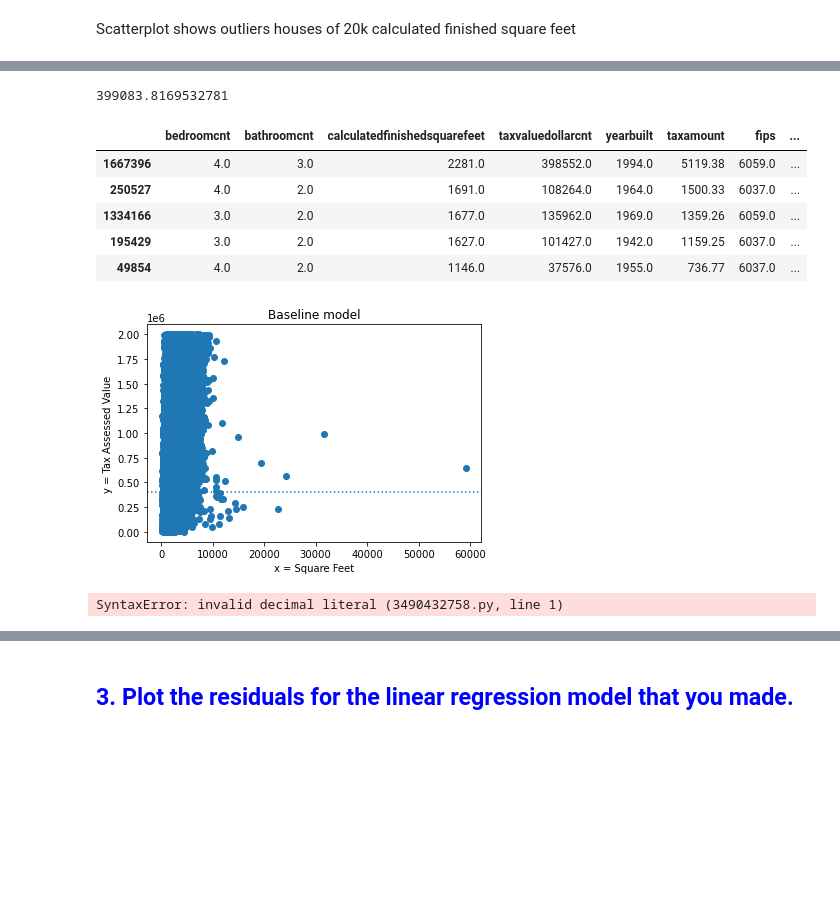
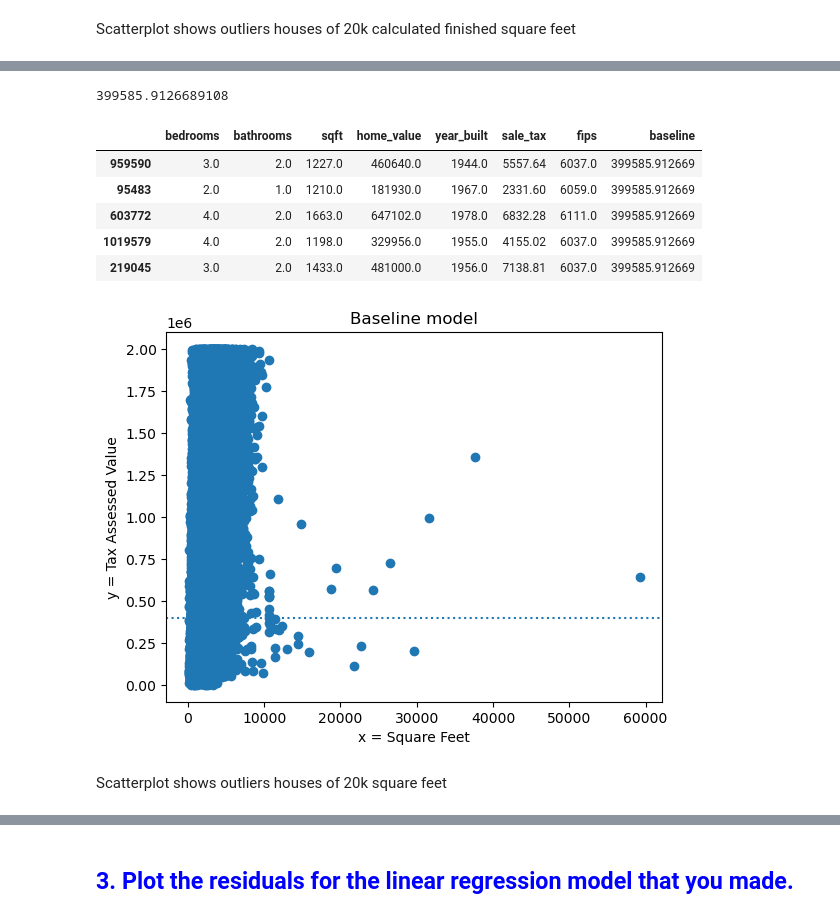
Before and after one commit to annie-carter/regression-exercises, a Jupyter notebook: evaluate.ipynb, the cells around one changed output, grey strips where cells are left out. Saved outputs shown, nothing was run; the diff lists cells and outputs as text; code cells hidden in the pictures; blank space fills up the shorter version.

```diff
--- a/evaluate.ipynb
+++ b/evaluate.ipynb
@@ -34,4 +41,6 @@ df = wrangle.wrangled_zillow(df)
+# %%
+train, validate, test = wrangle.split_zillow(df)
 # %%
-#We always train on train data
-#Let's bring it in
-train, validate, test = wrangle.traintestsplit(df)
+print(f"train: {train.shape}")
+print(f"validate: {validate.shape}")
+print(f"test: {test.shape}")
@@ -46,5 +55,5 @@ Here is some sample code to get you started:
 # %%
-y=train[["taxvaluedollarcnt"]] #what we want
-x=train[["calculatedfinishedsquarefeet"]] #how we measure
+y=train[["home_value"]] #what we want
+x=train[["sqft"]] #how we measure
 # I had flipped the values and added double brackets
 # %%
@@ -118,30 +125,28 @@ train.head()
 # %%
-baseline = train.taxvaluedollarcnt.mean()
+baseline = train.home_value.mean()
 baseline
 # %% [output]
-399083.8169532781
+399585.9126689108
 # %%
-train['baseline'] = train.taxvaluedollarcnt.mean()
+train['baseline'] = train.home_value.mean()
 train.head()
 # %% [output]
-|  | bedroomcnt | bathroomcnt | calculatedfinishedsquarefeet | taxvaluedollarcnt | yearbuilt | taxamount | fips | ... |
-| 1667396 | 4.0 | 3.0 | 2281.0 | 398552.0 | 1994.0 | 5119.38 | 6059.0 | ... |
-| 250527 | 4.0 | 2.0 | 1691.0 | 108264.0 | 1964.0 | 1500.33 | 6037.0 | ... |
-| 1334166 | 3.0 | 2.0 | 1677.0 | 135962.0 | 1969.0 | 1359.26 | 6059.0 | ... |
-| 195429 | 3.0 | 2.0 | 1627.0 | 101427.0 | 1942.0 | 1159.25 | 6037.0 | ... |
-| 49854 | 4.0 | 2.0 | 1146.0 | 37576.0 | 1955.0 | 736.77 | 6037.0 | ... |
+|  | bedrooms | bathrooms | sqft | home_value | year_built | sale_tax | fips | baseline |
+| 959590 | 3.0 | 2.0 | 1227.0 | 460640.0 | 1944.0 | 5557.64 | 6037.0 | 399585.912669 |
+| 95483 | 2.0 | 1.0 | 1210.0 | 181930.0 | 1967.0 | 2331.60 | 6059.0 | 399585.912669 |
+| 603772 | 4.0 | 2.0 | 1663.0 | 647102.0 | 1978.0 | 6832.28 | 6111.0 | 399585.912669 |
+| 1019579 | 4.0 | 2.0 | 1198.0 | 329956.0 | 1955.0 | 4155.02 | 6037.0 | 399585.912669 |
+| 219045 | 3.0 | 2.0 | 1433.0 | 481000.0 | 1956.0 | 7138.81 | 6037.0 | 399585.912669 |
 # %%
-plt.scatter(train.calculatedfinishedsquarefeet, train.taxvaluedollarcnt)
-plt.axhline(train.taxvaluedollarcnt.mean(), ls = ':')
+plt.scatter(train.sqft, train.home_value)
+plt.axhline(train.home_value.mean(), ls = ':')
 plt.xlabel('x = Square Feet')
 plt.ylabel('y = Tax Assessed Value')
 plt.title('Baseline model');
 # %% [output]
-[figure, old version]
+[figure, new version]
-# %%
-Scatterplot shows outliers houses of 20k square feet
-# %% [output]
-SyntaxError: invalid decimal literal (3490432758.py, line 1)
+# %% [markdown]
+Scatterplot shows outliers houses of 20k square feet
 # %%
 model = LinearRegression().fit(X_train, y_train)
 predictions = model.predict(X_train)
```
Also changed, not shown: parts of 40 cells of this notebook, 5 other files.
